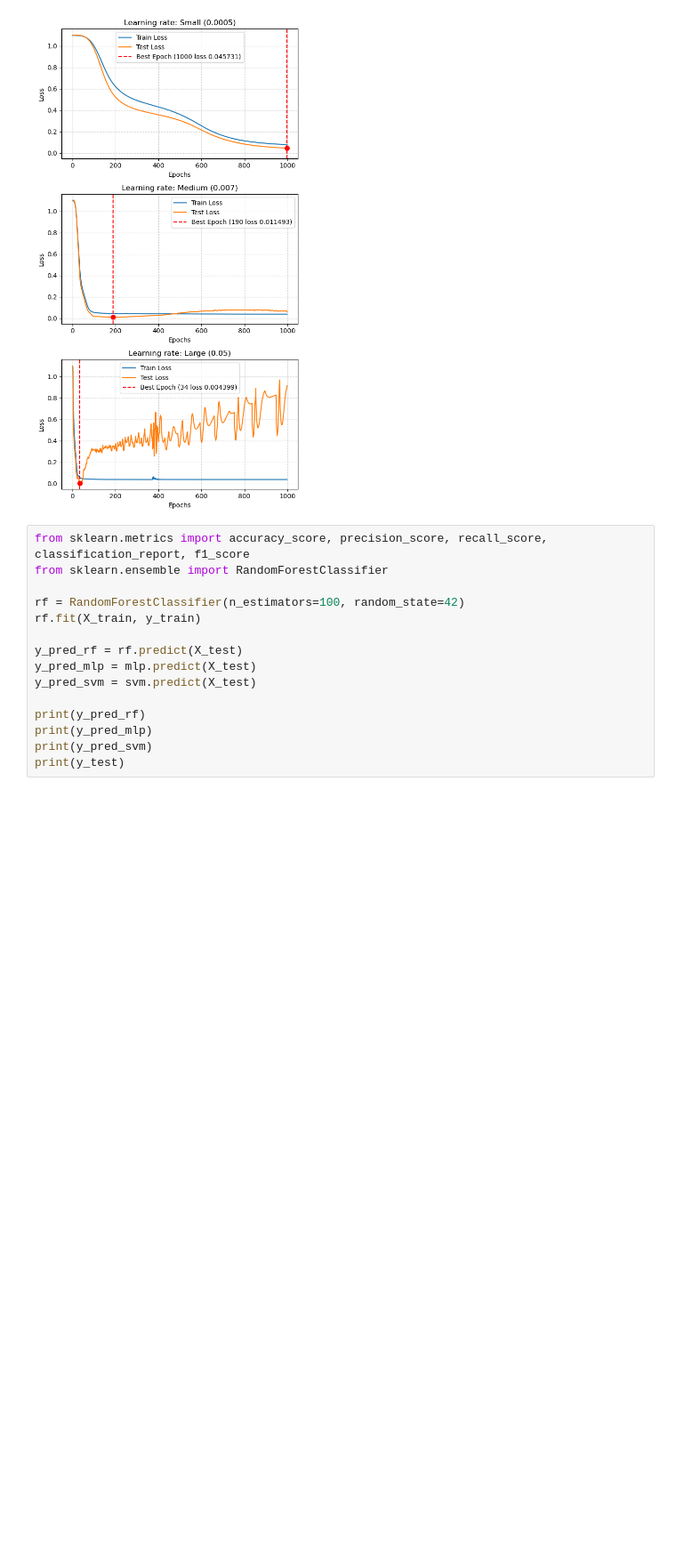
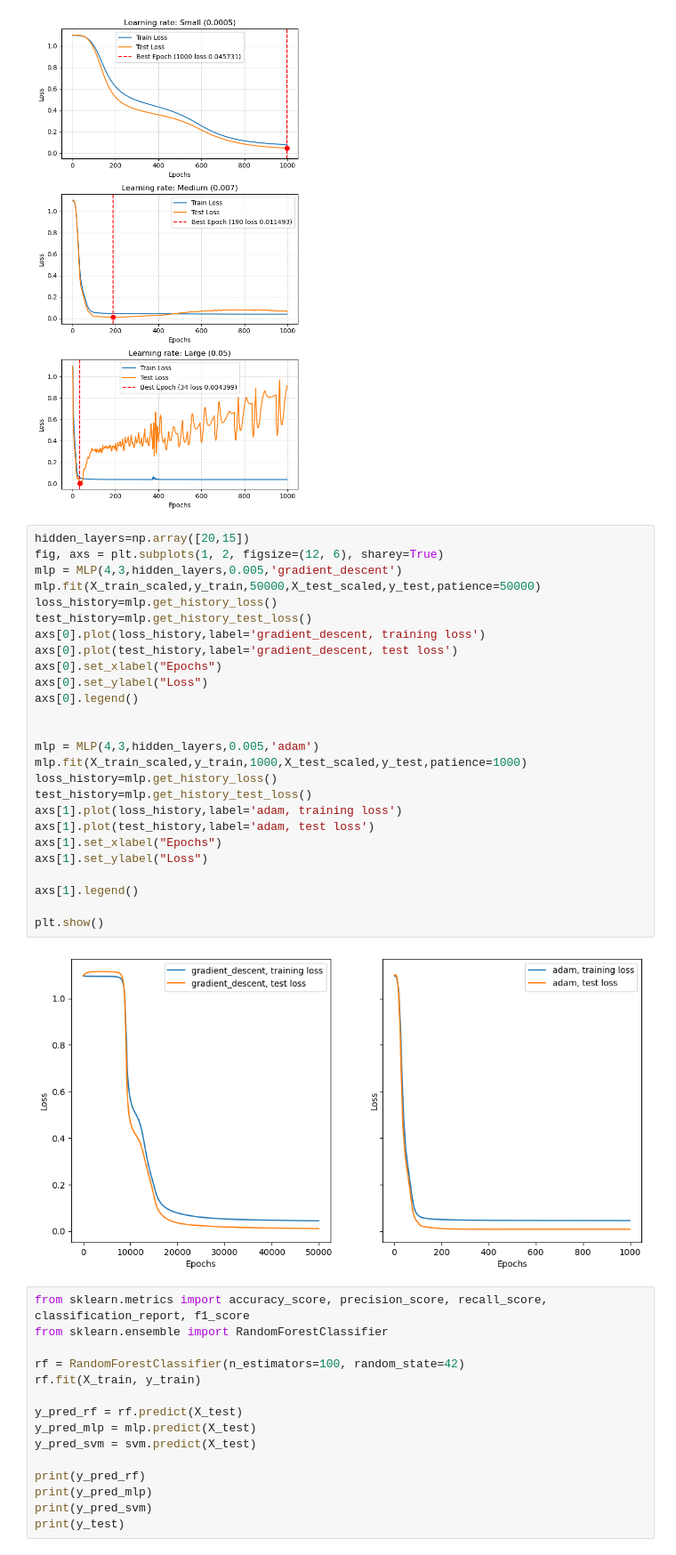
Before and after one commit to bstcdbsw/ECSE551_Group23_Assignment1, a Jupyter notebook: Cifci_Xu_Zhuang.ipynb, the cells around one changed output. Shown at 89% size. Saved outputs shown, nothing was run; the diff lists cells and outputs as text; blank space fills up the shorter version.

Commit message:
add gradient versus gradient descent

```diff
--- a/Cifci_Xu_Zhuang.ipynb
+++ b/Cifci_Xu_Zhuang.ipynb
@@ -1530,6 +1530,34 @@ plt.show()
 --- Training model with learning_rate: Medium (0.007) ---
 --- Training model with learning_rate: Large (0.05) ---
 [figure]
+# %%
+hidden_layers=np.array([20,15])
+fig, axs = plt.subplots(1, 2, figsize=(12, 6), sharey=True)
+mlp = MLP(4,3,hidden_layers,0.005,'gradient_descent')
+mlp.fit(X_train_scaled,y_train,50000,X_test_scaled,y_test,patience=50000)
+loss_history=mlp.get_history_loss()
+test_history=mlp.get_history_test_loss()
+axs[0].plot(loss_history,label='gradient_descent, training loss')
+axs[0].plot(test_history,label='gradient_descent, test loss')
+axs[0].set_xlabel("Epochs")
+axs[0].set_ylabel("Loss")
+axs[0].legend()
+
+
+mlp = MLP(4,3,hidden_layers,0.005,'adam')
+mlp.fit(X_train_scaled,y_train,1000,X_test_scaled,y_test,patience=1000)
+loss_history=mlp.get_history_loss()
+test_history=mlp.get_history_test_loss()
+axs[1].plot(loss_history,label='adam, training loss')
+axs[1].plot(test_history,label='adam, test loss')
+axs[1].set_xlabel("Epochs")
+axs[1].set_ylabel("Loss")
+
+axs[1].legend()
+
+plt.show()
+# %% [output]
+[figure, added]
 # %%
 from sklearn.metrics import accuracy_score, precision_score, recall_score, classification_report, f1_score
 from sklearn.ensemble import RandomForestClassifier
```
Also changed, not shown: parts of 1 cell of this notebook.
